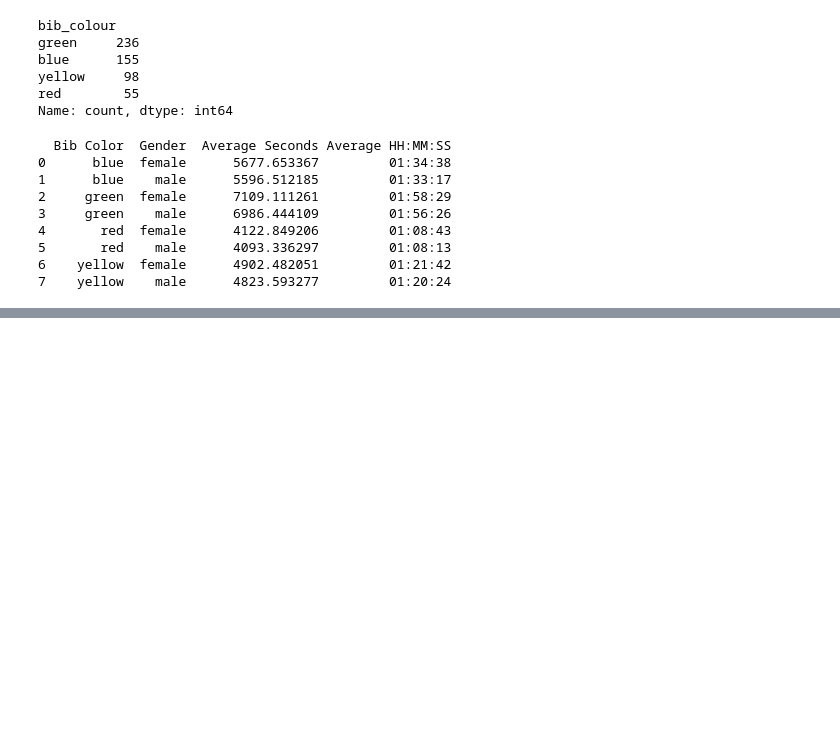
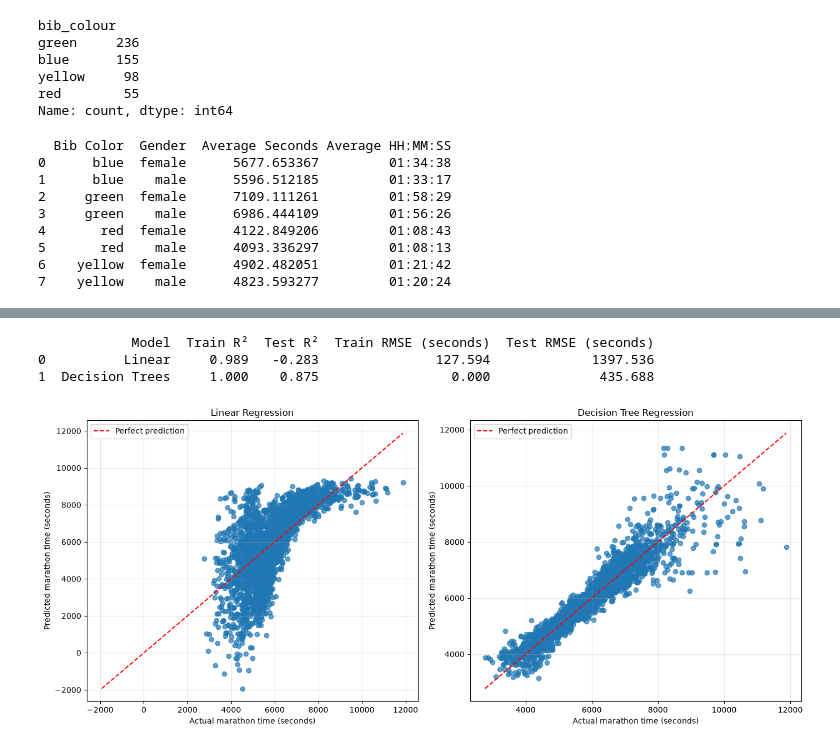
Before and after one commit to pnntr/ow-run-challenge, a Jupyter notebook: pre-processing.ipynb, the cells around one changed output, grey strips where cells are left out. Drawn from its saved outputs; the diff is of its cells as text; code cells hidden in the pictures; blank space fills up the shorter version.

Commit message:
models

```diff
--- a/pre-processing.ipynb
+++ b/pre-processing.ipynb
@@ -537,8 +539,6 @@ def mystery_runner(model):
 results = pd.DataFrame({
     "Model": [
         "Linear",
-        "Quadratic",
-        "Random Forest",
         "Decision Trees"
     ],
 
@@ -560,11 +560,11 @@ results = pd.DataFrame({
     "Test RMSE (seconds)": [
         np.sqrt(mean_squared_error(y_test, y_test_pred_linear)),
         np.sqrt(mean_squared_error(y_test, y_test_pred_decision))
-    ],
-    "Mystery Runner time (HH:MM:SS)": [
-        mystery_runner(linear_model),
-        mystery_runner(decision_model)
     ]
+    # "Mystery Runner time (HH:MM:SS)": [
+    #     mystery_runner(linear_model),
+    #     mystery_runner(decision_model)
+    # ]
 })
 
 print(results.round(3))
@@ -599,33 +599,38 @@ axes[0].set_xlabel("Actual marathon time (seconds)")
 axes[0].set_ylabel("Predicted marathon time (seconds)")
 axes[0].legend()
 axes[0].grid(alpha=0.3)
 
 
 # ---- Decision Tree model ----
 
 axes[1].scatter(
     y_test,
     y_test_pred_decision,
     alpha=0.7
 )
 
 min_val = min(y_test.min(), y_test_pred_decision.min())
 max_val = max(y_test.max(), y_test_pred_decision.max())
 
 axes[1].plot(
     [min_val, max_val],
     [min_val, max_val],
     "r--",
     label="Perfect prediction"
 )
 axes[1].set_title("Decision Tree Regression")
 axes[1].set_xlabel("Actual marathon time (seconds)")
 axes[1].set_ylabel("Predicted marathon time (seconds)")
 axes[1].legend()
 axes[1].grid(alpha=0.3)
 
 plt.tight_layout()
 plt.show()
+# %% [output]
+            Model  Train R²  Test R²  Train RMSE (seconds)  Test RMSE (seconds)
+0          Linear     0.989   -0.283               127.594             1397.536
+1  Decision Trees     1.000    0.875                 0.000              435.688
+[figure, added]
 # %%
 # Get the decision tree model
 tree = decision_model.named_steps["model"]
```
Also changed, not shown: parts of 3 cells of this notebook.
